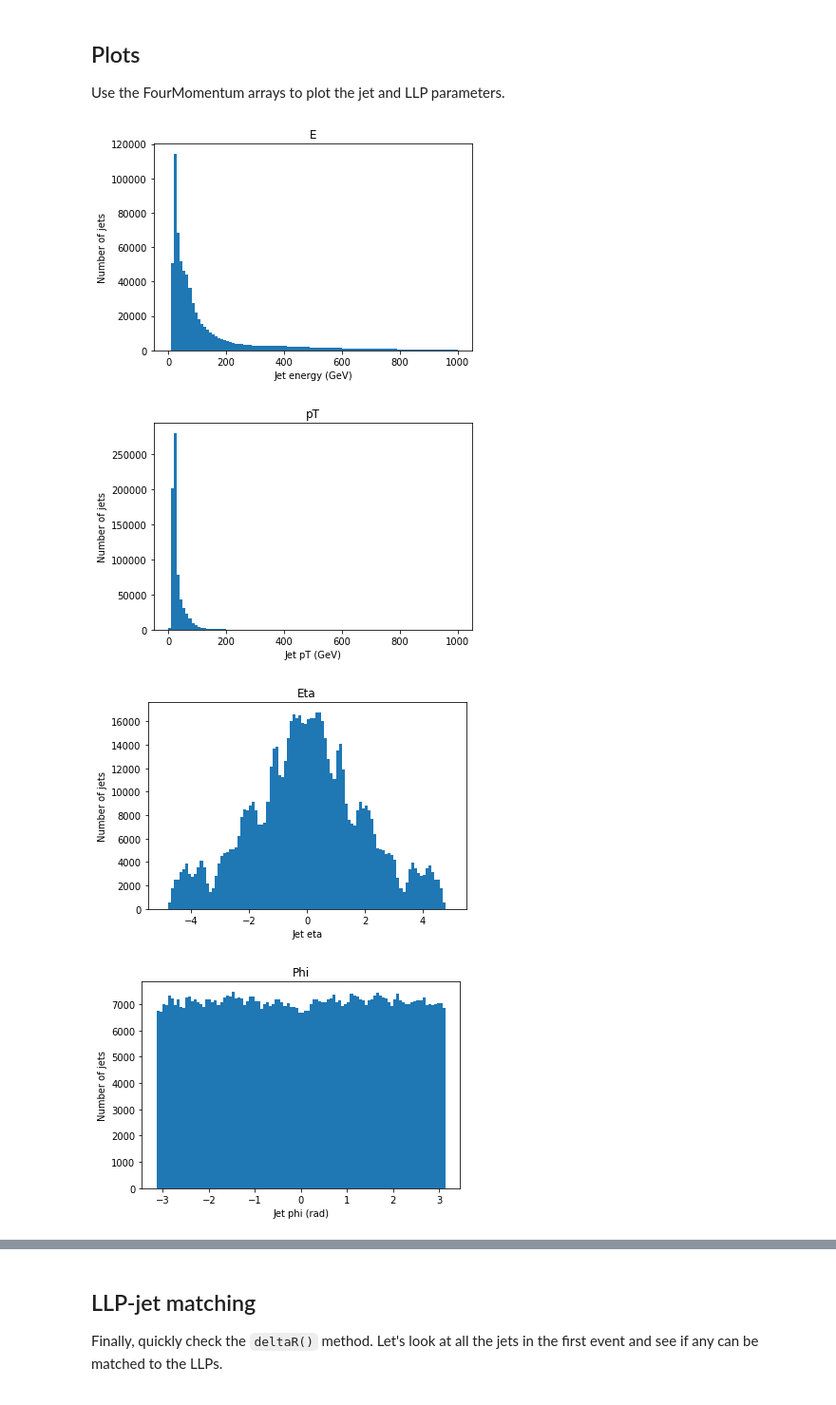
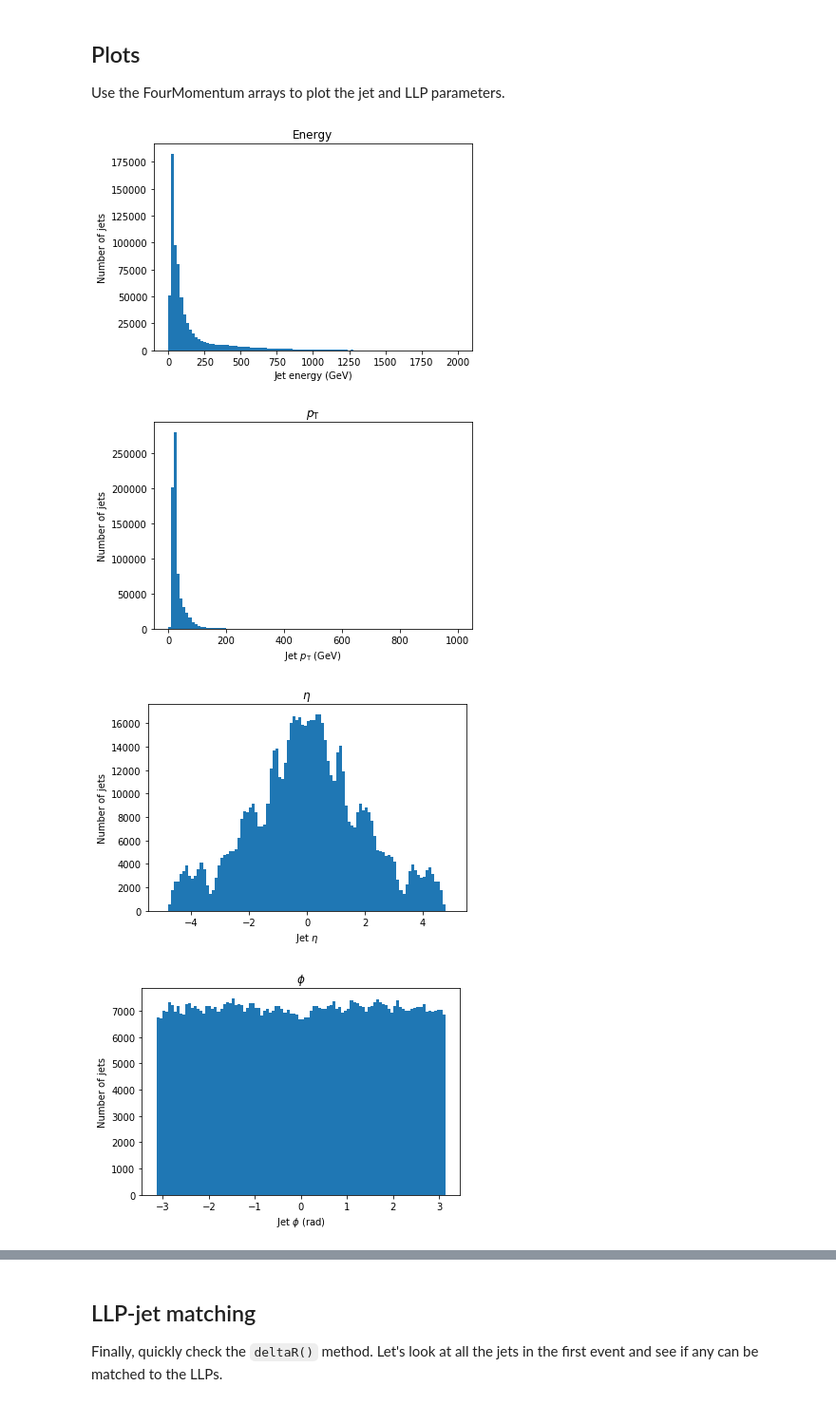
Before and after one commit to masonproffitt/BDTTrainingAnalysisLanguage, a Jupyter notebook: examples/p4_test.ipynb, the cells around one changed output, grey strips where cells are left out. Shown at 95% size. Drawn from its saved outputs; the diff is of its cells as text; code cells hidden in the pictures.

```diff
--- a/examples/p4_test.ipynb
+++ b/examples/p4_test.ipynb
@@ -238,39 +238,39 @@ Use the FourMomentum arrays to plot the jet and LLP parameters.
 # %%
 import matplotlib.pyplot as plt
 
-plt.hist(jet_p4.E().flatten(), 100, (0,1000))
-plt.title('E')
+plt.hist(jet_p4.E().flatten(), 100, (0,2000))
+plt.title('Energy')
 plt.xlabel('Jet energy (GeV)')
 plt.ylabel('Number of jets')
 plt.show()
 
 plt.hist(jet_p4.pT().flatten(), 100, (0,1000))
-plt.title('pT')
-plt.xlabel('Jet pT (GeV)')
+plt.title('$p_\\mathrm{T}$')
+plt.xlabel('Jet $p_\\mathrm{T}$ (GeV)')
 plt.ylabel('Number of jets')
 plt.show()
 
 plt.hist(jet_p4.eta().flatten(), 100, (-5,5))
-plt.title('Eta')
-plt.xlabel('Jet eta')
+plt.title('$\\eta$')
+plt.xlabel('Jet $\\eta$')
 plt.ylabel('Number of jets')
 plt.show()
 
 plt.hist(jet_p4.phi().flatten(), 100, (-pi,pi))
-plt.title('Phi')
-plt.xlabel('Jet phi (rad)')
+plt.title('$\\phi$')
+plt.xlabel('Jet $\\phi$ (rad)')
 plt.ylabel('Number of jets')
 plt.show()
 
 plt.hist(jet_p4.m().flatten(), 100, (0,100))
 plt.title('Mass')
 plt.xlabel('Jet mass (GeV)')
 plt.ylabel('Number of jets')
 plt.show()
 # %% [output]
-[figure, old version]
+[figure, new version]
-[figure, old version]
+[figure, new version]
-[figure, old version]
+[figure, new version]
-[figure, old version]
+[figure, new version]
 [figure]
 # %%
```
Also changed, not shown: parts of 4 cells of this notebook.
